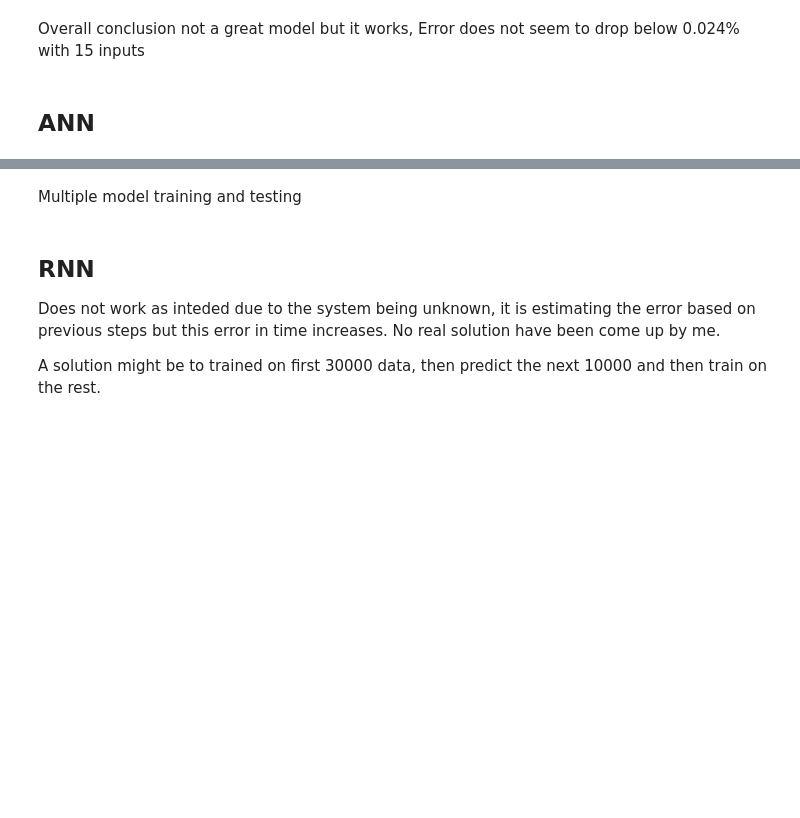
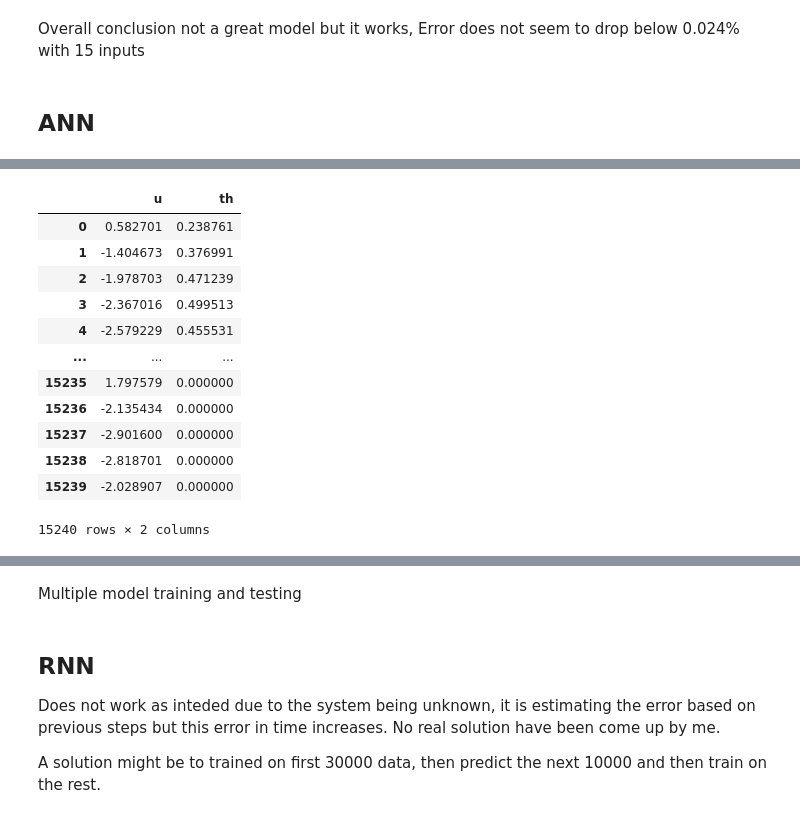
Before and after one commit to GerbenBeintema/gym-unbalanced-disk, a Jupyter notebook: test.ipynb, the cells around one changed output, grey strips where cells are left out. Cells and saved outputs as stored; diff of their text form; code cells hidden in the pictures; blank space fills up the shorter version.

```diff
--- a/test.ipynb
+++ b/test.ipynb
@@ -132,0 +183,16 @@ train_module.save_model()
+# %%
+data.testsim
+# %% [output]
+|  | u | th |
+| 0 | 0.582701 | 0.238761 |
+| 1 | -1.404673 | 0.376991 |
+| 2 | -1.978703 | 0.471239 |
+| 3 | -2.367016 | 0.499513 |
+| 4 | -2.579229 | 0.455531 |
+| ... | ... | ... |
+| 15235 | 1.797579 | 0.000000 |
+| 15236 | -2.135434 | 0.000000 |
+| 15237 | -2.901600 | 0.000000 |
+| 15238 | -2.818701 | 0.000000 |
+| 15239 | -2.028907 | 0.000000 |
+15240 rows × 2 columns
```
Also changed, not shown: parts of 11 cells of this notebook, 7 other files.
